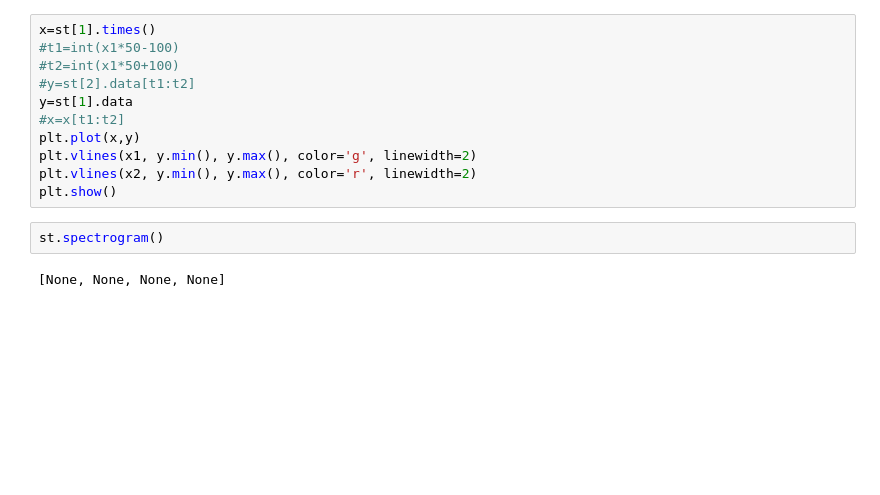
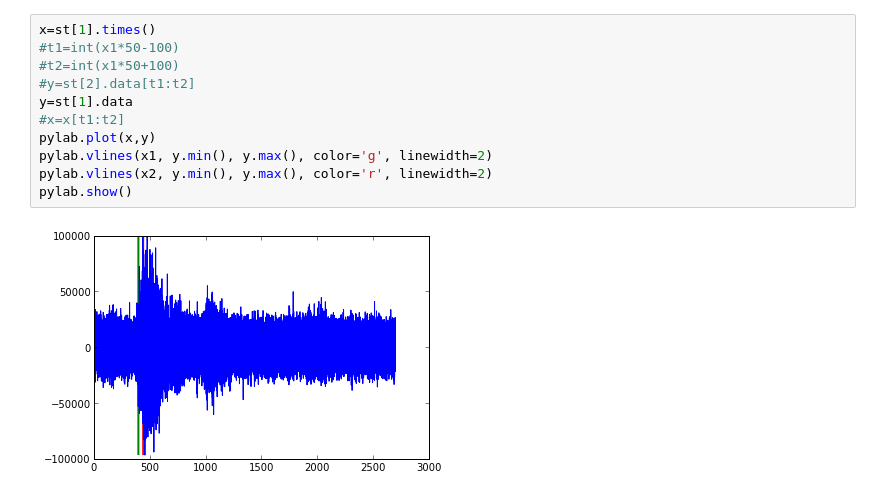
Before and after one commit to luk156/Tesi, a Jupyter notebook: direzione_arrivo.ipynb, the cells around one changed output. Saved outputs shown, nothing was run; the diff lists cells and outputs as text; blank space fills up the shorter version.

```diff
--- a/direzione_arrivo.ipynb
+++ b/direzione_arrivo.ipynb
@@ -50,15 +46,13 @@ print x2
 # %%
 x=st[1].times()
 #t1=int(x1*50-100)
 #t2=int(x1*50+100)
 #y=st[2].data[t1:t2]
 y=st[1].data
 #x=x[t1:t2]
-plt.plot(x,y)
-plt.vlines(x1, y.min(), y.max(), color='g', linewidth=2)
-plt.vlines(x2, y.min(), y.max(), color='r', linewidth=2)
-plt.show()
+pylab.plot(x,y)
+pylab.vlines(x1, y.min(), y.max(), color='g', linewidth=2)
+pylab.vlines(x2, y.min(), y.max(), color='r', linewidth=2)
+pylab.show()
+# %% [output]
+[figure, added]
-# %%
-st.spectrogram()
-# %% [output]
-[None, None, None, None]
```
Also changed, not shown: parts of 6 cells of this notebook, 9 other files.
